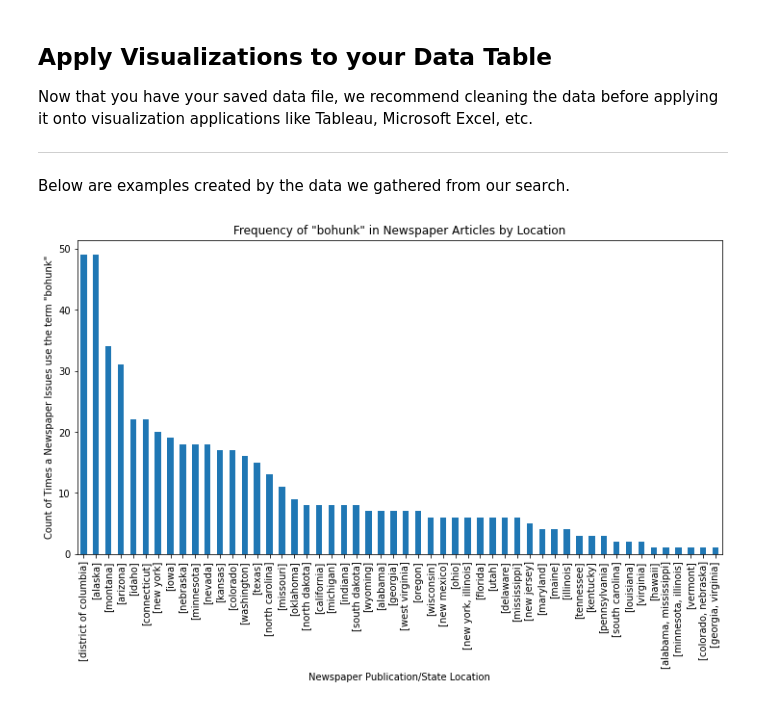
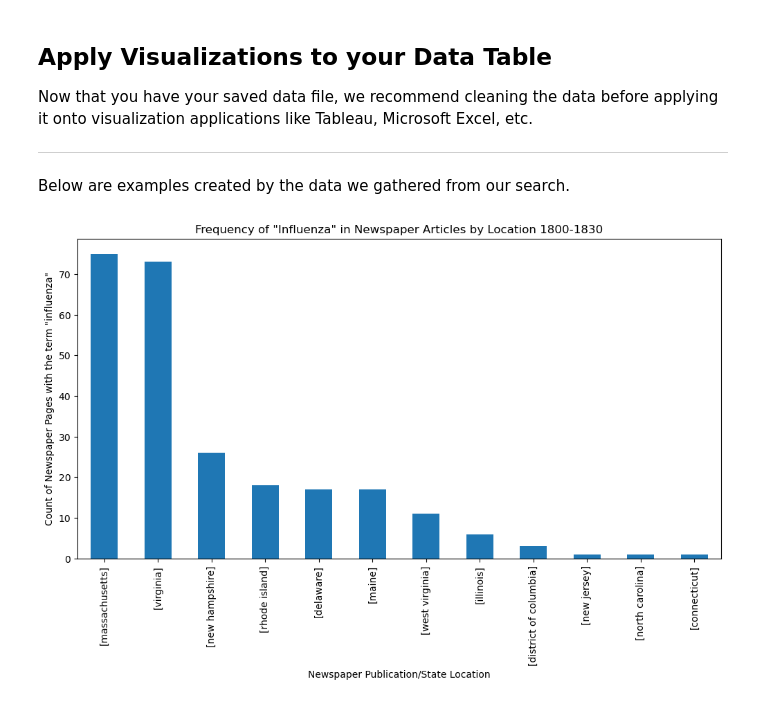
Before and after one commit to nwy/Chronicling-America-API, a Jupyter notebook: ChronAm_analyzing_language_location_frequency.ipynb, the cells around one changed output. Cells and saved outputs as stored; diff of their text form; code cells hidden in the pictures.

```diff
--- a/ChronAm_analyzing_language_location_frequency.ipynb
+++ b/ChronAm_analyzing_language_location_frequency.ipynb
@@ -34,8 +30,8 @@ import pprint
 # %% [markdown]
 # Perform a Query
 # %%
-# Perform Query - Paste your API Search Query URL into the searchURL
-searchURL = 'https://www.loc.gov/collections/chronicling-america/?dl=page&ops=AND&qs=bohunk&searchType=advanced&fo=json'
+# Perform Query - Paste your API Search Query URL into the searchURL.  It should have &fo=json at the end of the URL.
+searchURL = 'https://www.loc.gov/collections/chronicling-america/?dl=page&end_date=1830-12-31&ops=AND&qs=influenza&searchType=advanced&start_date=1800-01-01&fo=json'
 # %% [markdown]
 ## Run Function
 Functions and limits define what will be included and excluded in the search for downloads.
@@ -211,14 +209,14 @@ Now that you have your saved data file, we recommend cleaning the data before ap
 
 Below are examples created by the data we gathered from our search.
 # %%
-# Create a Visualization to show which State newspapers used the Term "bohunk"
+# Create a Visualization to show which State newspapers used the Term
 
 # Create a bar chart of the state counts
 plt.figure(figsize=(12,6))
 df['State'].value_counts().plot.bar()
 plt.xlabel('Newspaper Publication/State Location')
-plt.ylabel('Count of Times a Newspaper Issues use the term "bohunk"')
-plt.title('Frequency of "bohunk" in Newspaper Articles by Location')
+plt.ylabel('Count of Newspaper Pages with the term "influenza"')
+plt.title('Frequency of "Influenza" in Newspaper Articles by Location 1800-1830')
 plt.show()
 # %% [output]
-[figure, old version]
+[figure, new version]
```
Also changed, not shown: parts of 7 cells of this notebook.
